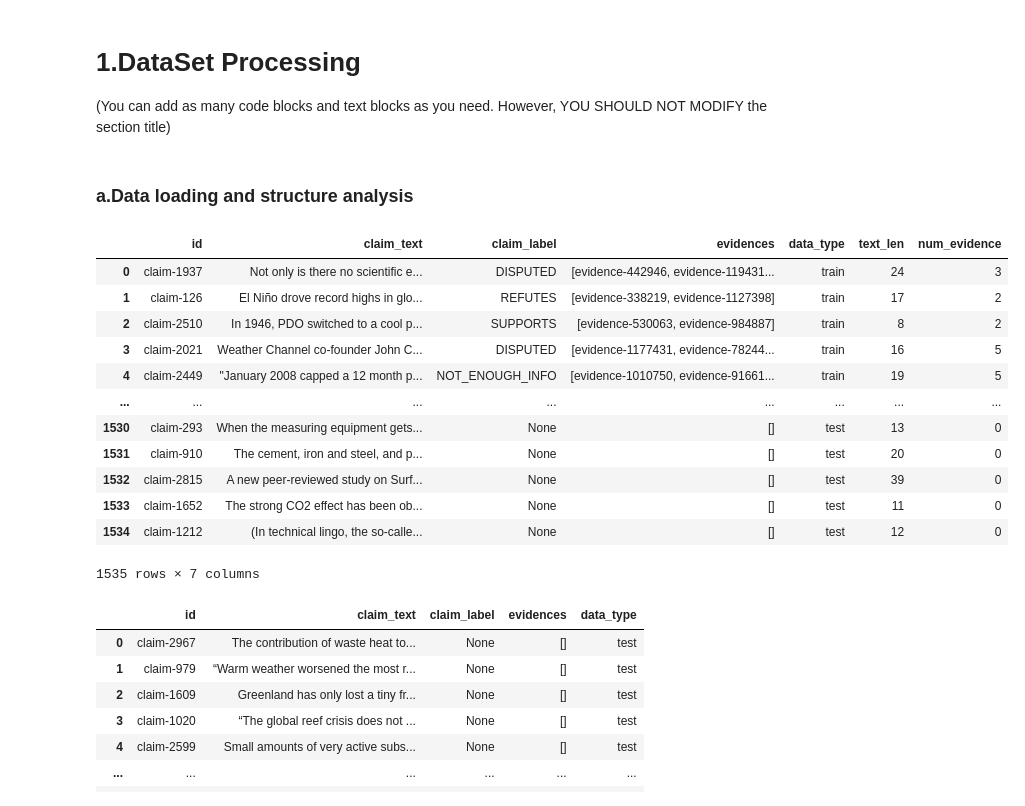
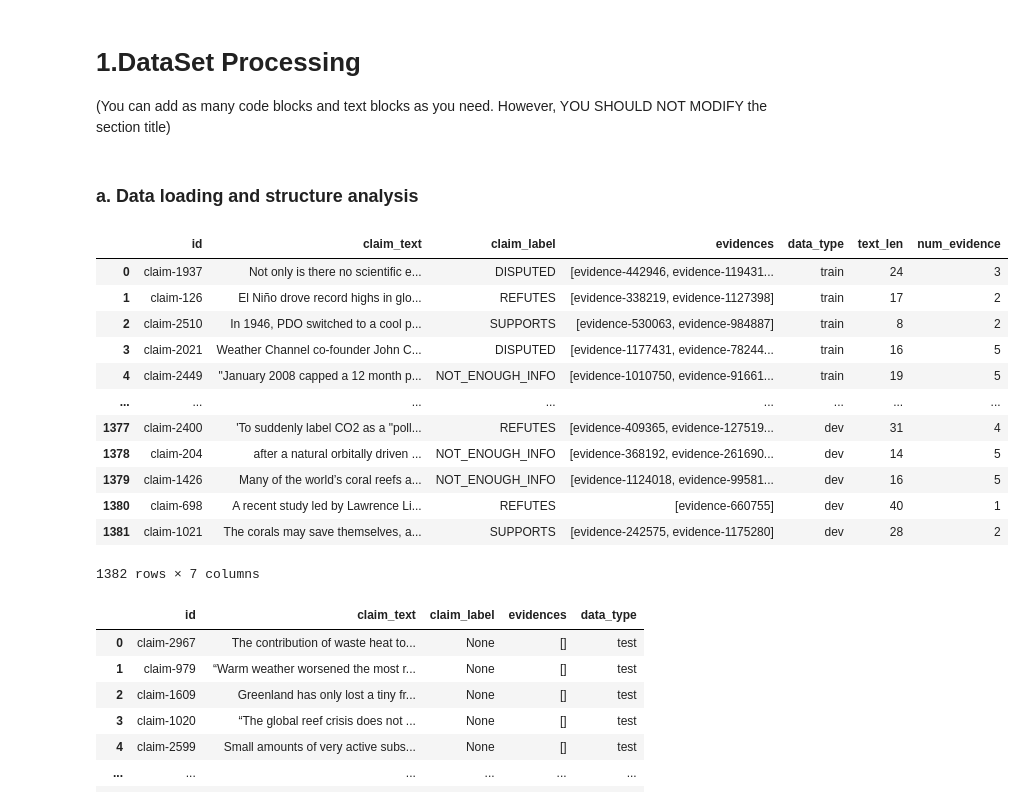
Before and after one commit to Nooob233/COMP90042_2025, a Jupyter notebook: code_files/ximingwan/GroupID__COMP90042_Project_2025.ipynb, the cells around one changed output. Cells and saved outputs as stored; diff of their text form; code cells hidden in the pictures.

```diff
--- a/code_files/ximingwan/GroupID__COMP90042_Project_2025.ipynb
+++ b/code_files/ximingwan/GroupID__COMP90042_Project_2025.ipynb
@@ -10,19 +10,17 @@
 # 1.DataSet Processing
 (You can add as many code blocks and text blocks as you need. However, YOU SHOULD NOT MODIFY the section title)
 # %% [markdown]
-### a.Data loading and structure analysis
+### a. Data loading and structure analysis
 # %%
 import json
 import pandas as pd
 import matplotlib.pyplot as plt
 import seaborn as sns
 
-# 设置绘图样式
 sns.set(style="whitegrid")
 
-# ----------------------------
-# Step 1: 加载 JSON 数据
-# ----------------------------
+# Loading JSON data
+sns.set(style="whitegrid")
 with open('../../data/train-claims.json', 'r') as f:
     train_data = json.load(f)
 
@@ -35,47 +33,45 @@ with open('../../data/test-claims-unlabelled.json', 'r') as f:
 with open('../../data/evidence.json', 'r') as f:
     evidence_data = json.load(f)
 
-# ----------------------------
-# Step 2: 构造统一结构的 DataFrame
-# ----------------------------
+# Constructing a DataFrame with a uniform structure
 def json_to_df(data_dict, data_type):
     records = []
     for claim_id, item in data_dict.items():
         record = {
             'id': claim_id,
             'claim_text': item.get('claim_text', ''),
             'claim_label': item.get('claim_label', None),
             'evidences': item.get('evidences', []),
             'data_type': data_type
         }
         records.append(record)
     return pd.DataFrame(records)
 
 df_train = json_to_df(train_data, "train")
 df_dev = json_to_df(dev_data, "dev")
-df_test = json_to_df(test_data, "test")  # test 无 label 和 evidences
+df_test = json_to_df(test_data, "test")  # test has no labels and evidences
 
-# 合并数据
+# Combining train and dev data for analysis
 df_all = pd.concat([df_train, df_dev], ignore_index=True)
 
-# 动态添加统计列
+# Adding satistics to the DataFrame
 df_all['text_len'] = df_all['claim_text'].str.split().apply(len)
 df_all['num_evidence'] = df_all['evidences'].apply(lambda x: len(x) if isinstance(x, list) else 0)
 df_all
 # %% [output]
 |  | id | claim_text | claim_label | evidences | data_type | text_len | num_evidence |
 | 0 | claim-1937 | Not only is there no scientific e... | DISPUTED | [evidence-442946, evidence-119431... | train | 24 | 3 |
 | 1 | claim-126 | El Niño drove record highs in glo... | REFUTES | [evidence-338219, evidence-1127398] | train | 17 | 2 |
 | 2 | claim-2510 | In 1946, PDO switched to a cool p... | SUPPORTS | [evidence-530063, evidence-984887] | train | 8 | 2 |
 | 3 | claim-2021 | Weather Channel co-founder John C... | DISPUTED | [evidence-1177431, evidence-78244... | train | 16 | 5 |
 | 4 | claim-2449 | "January 2008 capped a 12 month p... | NOT_ENOUGH_INFO | [evidence-1010750, evidence-91661... | train | 19 | 5 |
 | ... | ... | ... | ... | ... | ... | ... | ... |
-| 1530 | claim-293 | When the measuring equipment gets... | None | [] | test | 13 | 0 |
-| 1531 | claim-910 | The cement, iron and steel, and p... | None | [] | test | 20 | 0 |
-| 1532 | claim-2815 | A new peer-reviewed study on Surf... | None | [] | test | 39 | 0 |
-| 1533 | claim-1652 | The strong CO2 effect has been ob... | None | [] | test | 11 | 0 |
-| 1534 | claim-1212 | (In technical lingo, the so-calle... | None | [] | test | 12 | 0 |
+| 1377 | claim-2400 | 'To suddenly label CO2 as a "poll... | REFUTES | [evidence-409365, evidence-127519... | dev | 31 | 4 |
+| 1378 | claim-204 | after a natural orbitally driven ... | NOT_ENOUGH_INFO | [evidence-368192, evidence-261690... | dev | 14 | 5 |
+| 1379 | claim-1426 | Many of the world’s coral reefs a... | NOT_ENOUGH_INFO | [evidence-1124018, evidence-99581... | dev | 16 | 5 |
+| 1380 | claim-698 | A recent study led by Lawrence Li... | REFUTES | [evidence-660755] | dev | 40 | 1 |
+| 1381 | claim-1021 | The corals may save themselves, a... | SUPPORTS | [evidence-242575, evidence-1175280] | dev | 28 | 2 |
-1535 rows × 7 columns
+1382 rows × 7 columns
 # %%
 df_test
 # %% [output]
```
Also changed, not shown: parts of 10 cells of this notebook.
